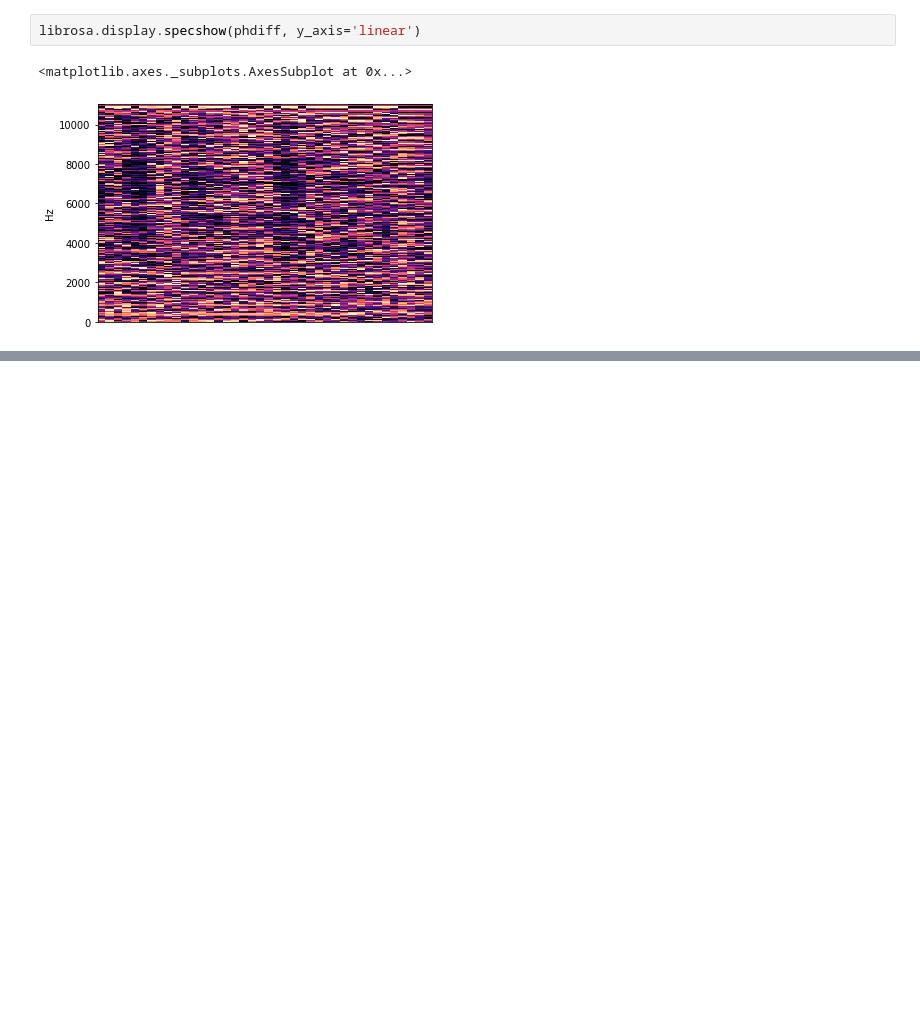
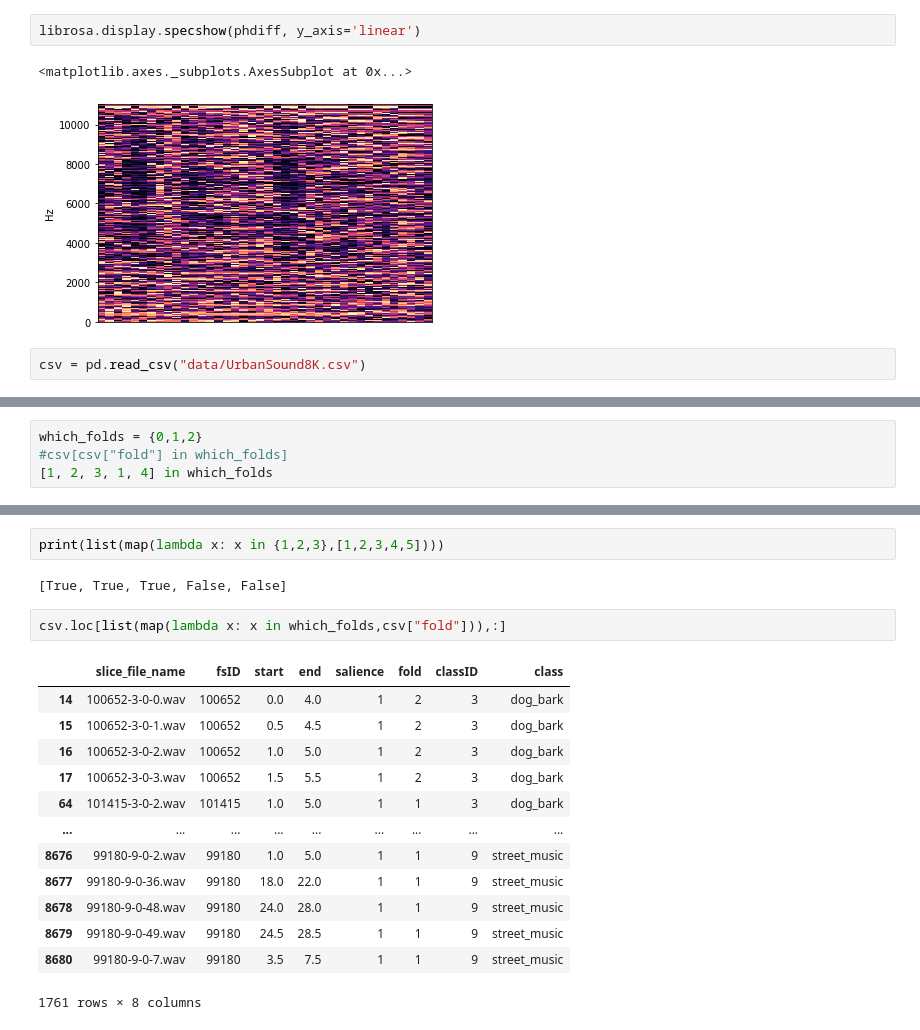
Before and after one commit to tcwhalen/UrbanSoundPS, a Jupyter notebook: EDA.ipynb, the cells around one changed output, grey strips where cells are left out. Saved outputs shown, nothing was run; the diff lists cells and outputs as text; blank space fills up the shorter version.

```diff
--- a/EDA.ipynb
+++ b/EDA.ipynb
@@ -43,3 +48,5 @@ librosa.display.specshow(phdiff, y_axis='linear')
 # %% [output]
 <matplotlib.axes._subplots.AxesSubplot at 0x...>
 [figure]
+# %%
+csv = pd.read_csv("data/UrbanSound8K.csv")
@@ -45,0 +66,4 @@ librosa.display.specshow(phdiff, y_axis='linear')
+# %%
+which_folds = {0,1,2}
+#csv[csv["fold"] in which_folds]
+[1, 2, 3, 1, 4] in which_folds
@@ -45,0 +81,20 @@ librosa.display.specshow(phdiff, y_axis='linear')
+# %%
+print(list(map(lambda x: x in {1,2,3},[1,2,3,4,5])))
+# %% [output]
+[True, True, True, False, False]
+# %%
+csv.loc[list(map(lambda x: x in which_folds,csv["fold"])),:]
+# %% [output]
+|  | slice_file_name | fsID | start | end | salience | fold | classID | class |
+| 14 | 100652-3-0-0.wav | 100652 | 0.0 | 4.0 | 1 | 2 | 3 | dog_bark |
+| 15 | 100652-3-0-1.wav | 100652 | 0.5 | 4.5 | 1 | 2 | 3 | dog_bark |
+| 16 | 100652-3-0-2.wav | 100652 | 1.0 | 5.0 | 1 | 2 | 3 | dog_bark |
+| 17 | 100652-3-0-3.wav | 100652 | 1.5 | 5.5 | 1 | 2 | 3 | dog_bark |
+| 64 | 101415-3-0-2.wav | 101415 | 1.0 | 5.0 | 1 | 1 | 3 | dog_bark |
+| ... | ... | ... | ... | ... | ... | ... | ... | ... |
+| 8676 | 99180-9-0-2.wav | 99180 | 1.0 | 5.0 | 1 | 1 | 9 | street_music |
+| 8677 | 99180-9-0-36.wav | 99180 | 18.0 | 22.0 | 1 | 1 | 9 | street_music |
+| 8678 | 99180-9-0-48.wav | 99180 | 24.0 | 28.0 | 1 | 1 | 9 | street_music |
+| 8679 | 99180-9-0-49.wav | 99180 | 24.5 | 28.5 | 1 | 1 | 9 | street_music |
+| 8680 | 99180-9-0-7.wav | 99180 | 3.5 | 7.5 | 1 | 1 | 9 | street_music |
+1761 rows × 8 columns
```
Also changed, not shown: parts of 6 cells of this notebook, 4 other files.
